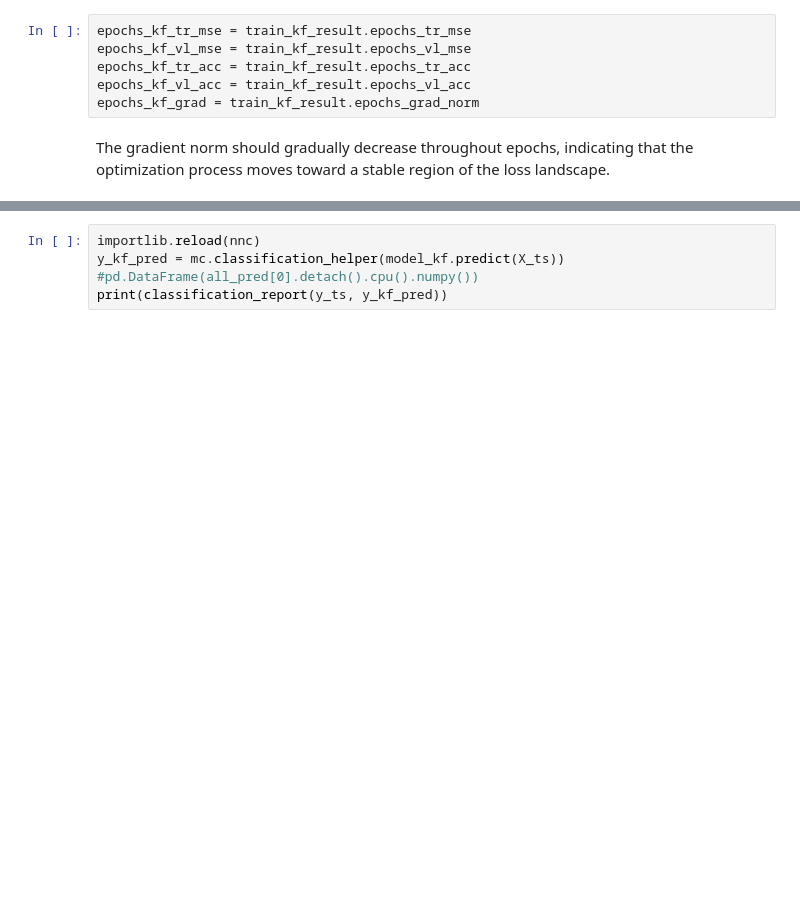
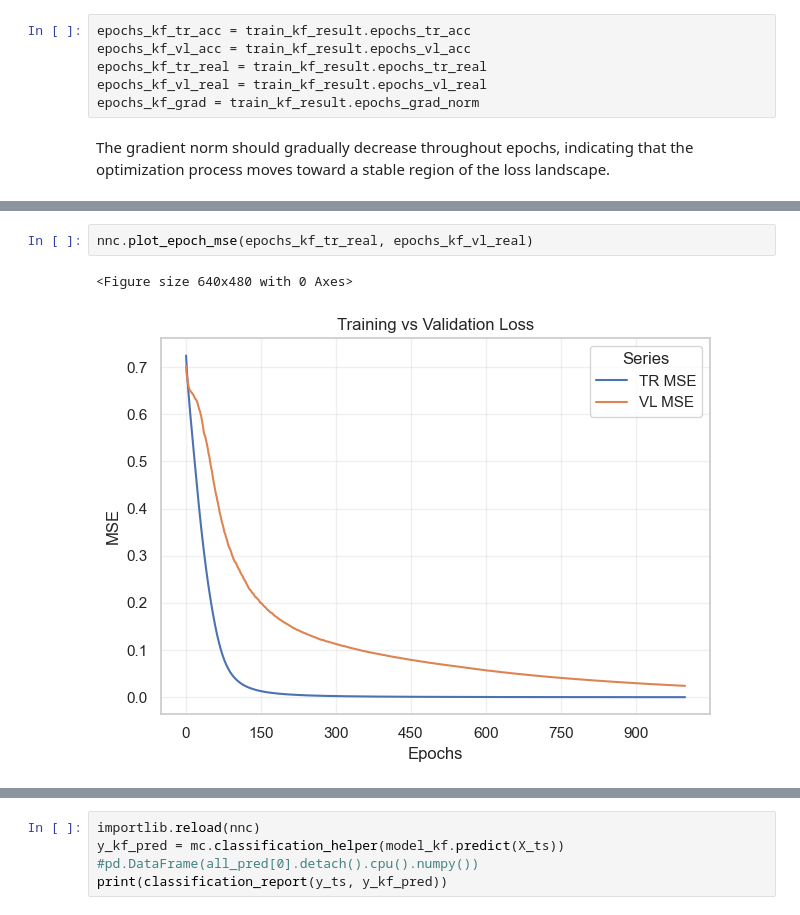
Before and after one commit to Borbico/Machine_Learning_Melaccio, a Jupyter notebook: notebooks/monk_NN_1.ipynb, the cells around one changed output, grey strips where cells are left out. Drawn from its saved outputs; the diff is of its cells as text; blank space fills up the shorter version.

```diff
--- a/notebooks/monk_NN_1.ipynb
+++ b/notebooks/monk_NN_1.ipynb
@@ -347,9 +259,9 @@ Early Stopping  | metric: custom,  patience: 50 , minimum delta: 0.001
 ----------------------------------------------------------------------------------------------------
 # %%
-epochs_kf_tr_mse = train_kf_result.epochs_tr_mse
-epochs_kf_vl_mse = train_kf_result.epochs_vl_mse
 epochs_kf_tr_acc = train_kf_result.epochs_tr_acc
 epochs_kf_vl_acc = train_kf_result.epochs_vl_acc
+epochs_kf_tr_real = train_kf_result.epochs_tr_real
+epochs_kf_vl_real = train_kf_result.epochs_vl_real
 epochs_kf_grad = train_kf_result.epochs_grad_norm
 # %% [markdown]
 <p>The gradient norm should gradually decrease throughout epochs, indicating that the optimization process moves toward a stable region of the loss landscape.</p>
@@ -361,3 +279,8 @@ nnc.plot_gradient_norm_line(epochs_kf_grad, step=1)
+# %%
+nnc.plot_epoch_mse(epochs_kf_tr_real, epochs_kf_vl_real)
+# %% [output]
+<Figure size 640x480 with 0 Axes>
+[figure, added]
 # %%
 importlib.reload(nnc)
 nnc.plot_epoch_accuracy(epochs_kf_tr_acc, epochs_kf_vl_acc)
```
Also changed, not shown: parts of 25 cells of this notebook, 13 other files.
